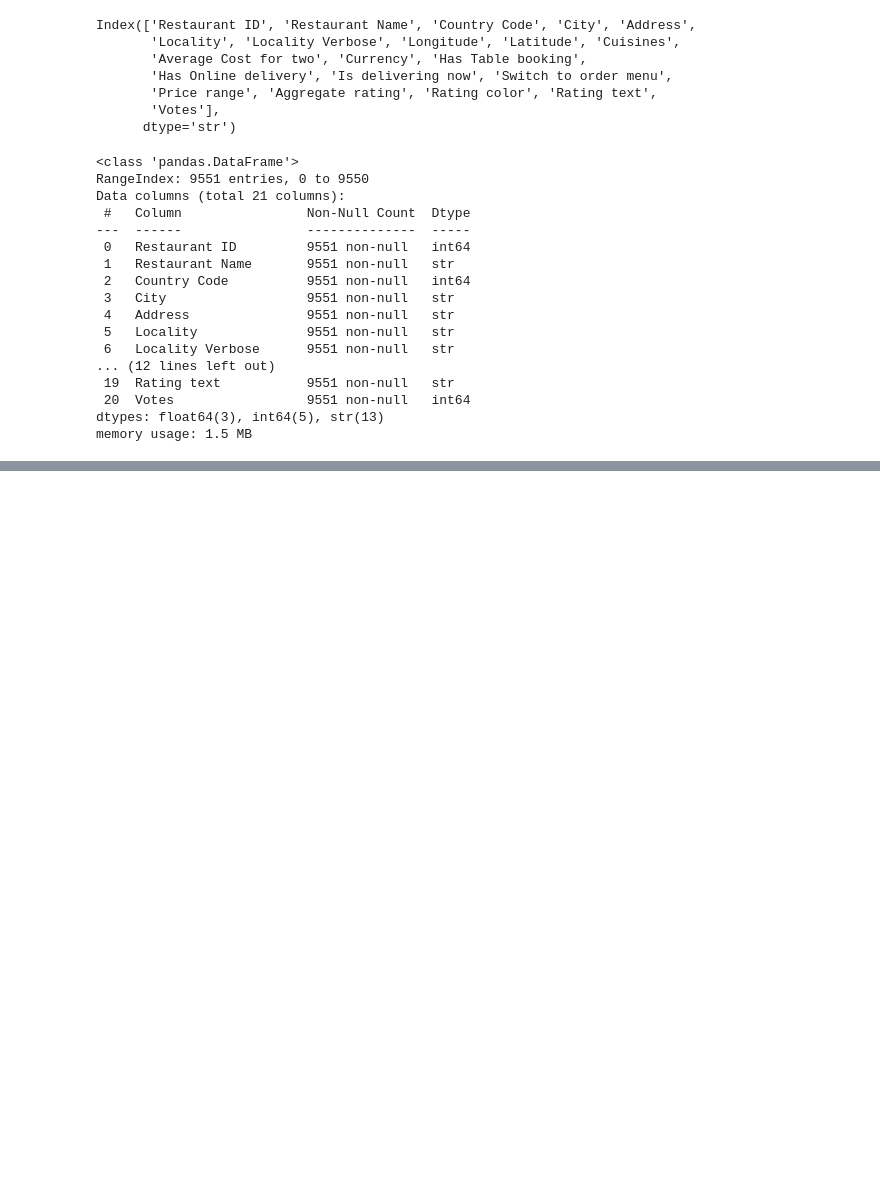
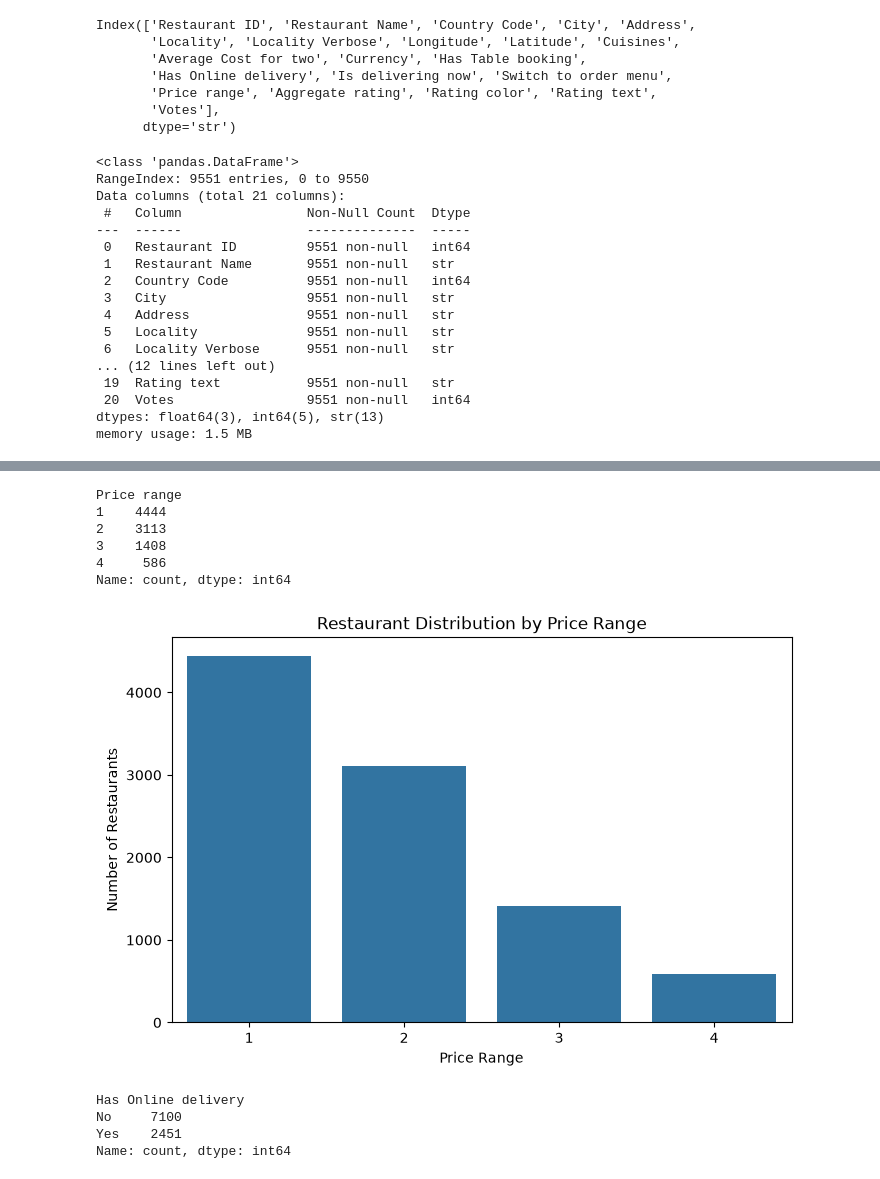
Before and after one commit to aniketsatav/cognifyz-machine-learning-internship, a Jupyter notebook: notebooks/01_EDA_Data_Cleaning.ipynb, the cells around one changed output, grey strips where cells are left out. Cells and saved outputs as stored; diff of their text form; code cells hidden in the pictures; blank space fills up the shorter version.

```diff
--- a/notebooks/01_EDA_Data_Cleaning.ipynb
+++ b/notebooks/01_EDA_Data_Cleaning.ipynb
@@ -81,0 +331,36 @@ memory usage: 1.5 MB
+# %%
+price_counts = df["Price range"].value_counts().sort_index()
+
+print(price_counts)
+# %% [output]
+Price range
+1    4444
+2    3113
+3    1408
+4     586
+Name: count, dtype: int64
+# %%
+plt.figure(figsize=(8, 5))
+
+sns.countplot(
+    data=df,
+    x="Price range"
+)
+
+plt.title("Restaurant Distribution by Price Range")
+plt.xlabel("Price Range")
+plt.ylabel("Number of Restaurants")
+
+plt.savefig("../outputs/figures/Restaurant_Distribution_by_Price_Range.png",
+            bbox_inches="tight")
+
+plt.show()
+# %% [output]
+[figure, added]
+# %%
+df["Has Online delivery"].value_counts()
+# %% [output]
+Has Online delivery
+No     7100
+Yes    2451
+Name: count, dtype: int64
```
Also changed, not shown: parts of 43 cells of this notebook, 17 other files.
